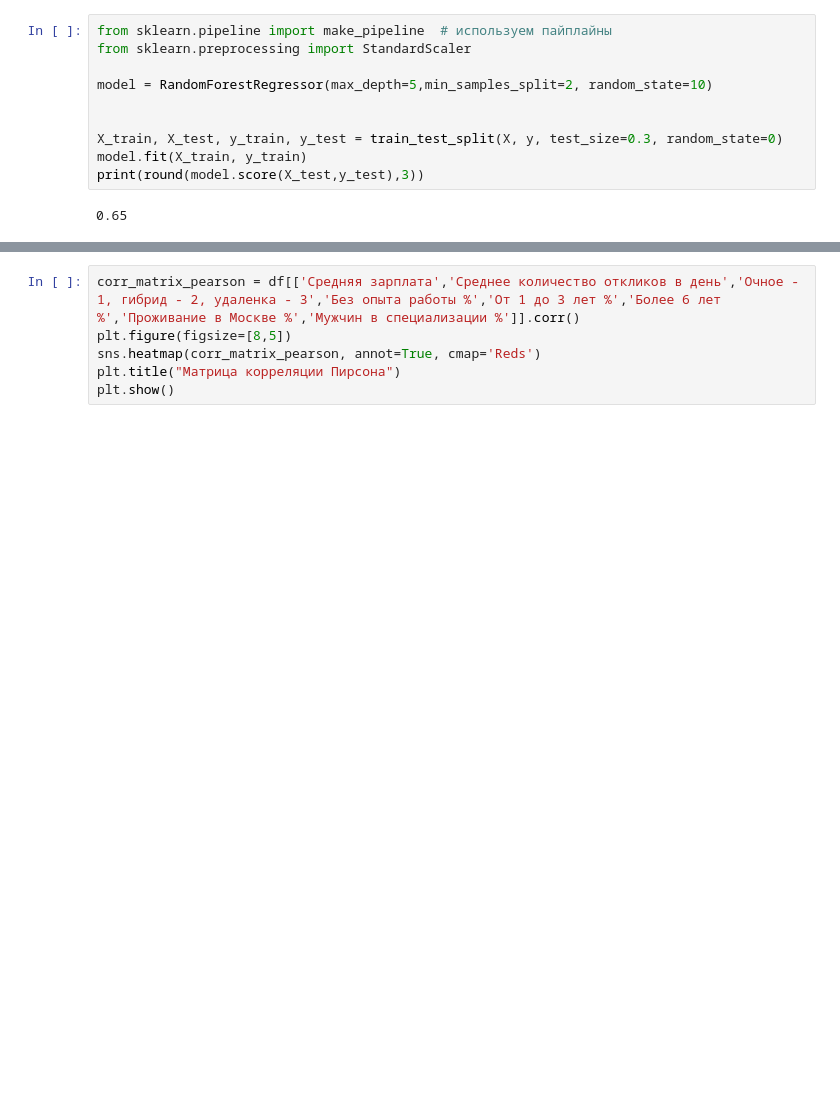
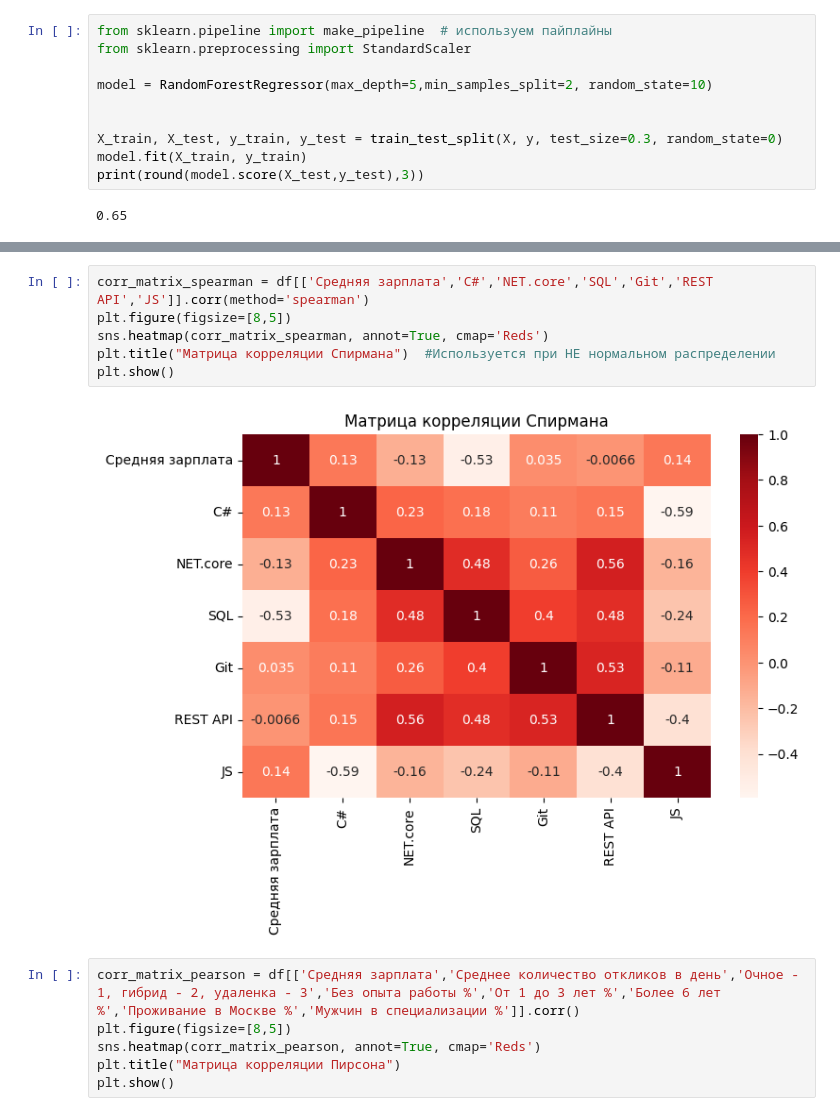
Before and after one commit to OVP2023/ML, a Jupyter notebook: регрес_tab_hh_и_выбор_признаков.ipynb, the cells around one changed output, grey strips where cells are left out. Cells and saved outputs as stored; diff of their text form; blank space fills up the shorter version.

```diff
--- a/регрес_tab_hh_и_выбор_признаков.ipynb
+++ b/регрес_tab_hh_и_выбор_признаков.ipynb
@@ -80,6 +79,14 @@ plt.title("Матрица корреляции Пирсона")
 plt.show()
 # %% [output]
 [figure]
+# %%
+corr_matrix_spearman = df[['Средняя зарплата','C#','NET.core','SQL','Git','REST API','JS']].corr(method='spearman')
+plt.figure(figsize=[8,5])
+sns.heatmap(corr_matrix_spearman, annot=True, cmap='Reds')
+plt.title("Матрица корреляции Спирмана")  #Используется при НЕ нормальном распределении
+plt.show()
+# %% [output]
+[figure, added]
 # %%
 corr_matrix_pearson = df[['Средняя зарплата','Среднее количество откликов в день','Очное - 1, гибрид - 2, удаленка - 3','Без опыта работы %','От 1 до 3 лет %','Более 6 лет %','Проживание в Москве %','Мужчин в специализации %']].corr()
 plt.figure(figsize=[8,5])
```
Also changed, not shown: parts of 1 cell of this notebook.
